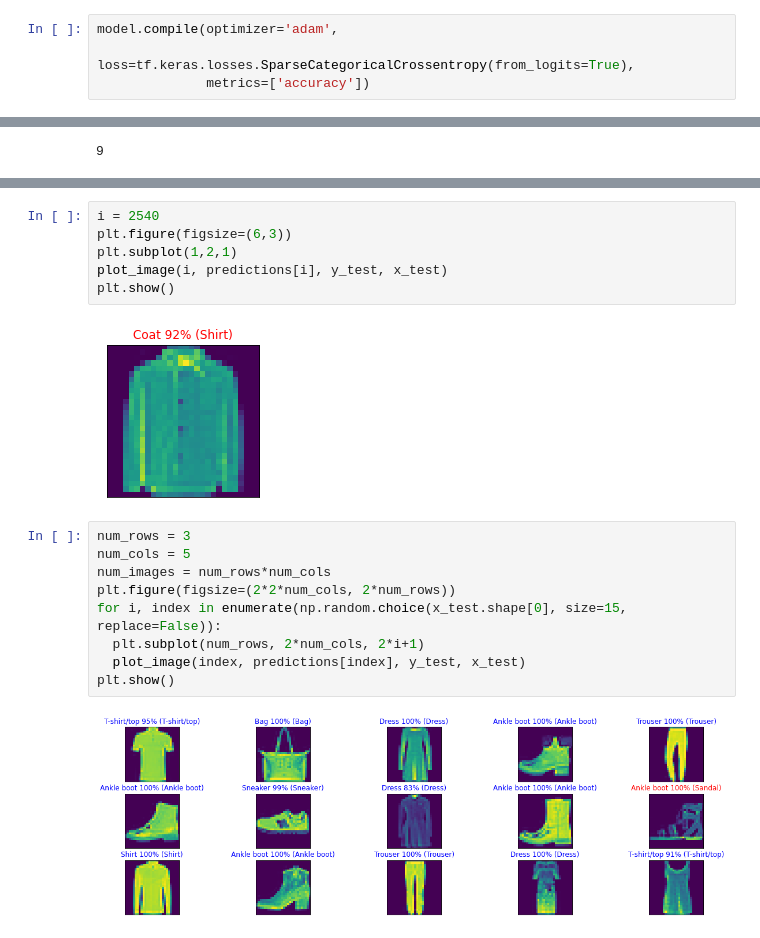
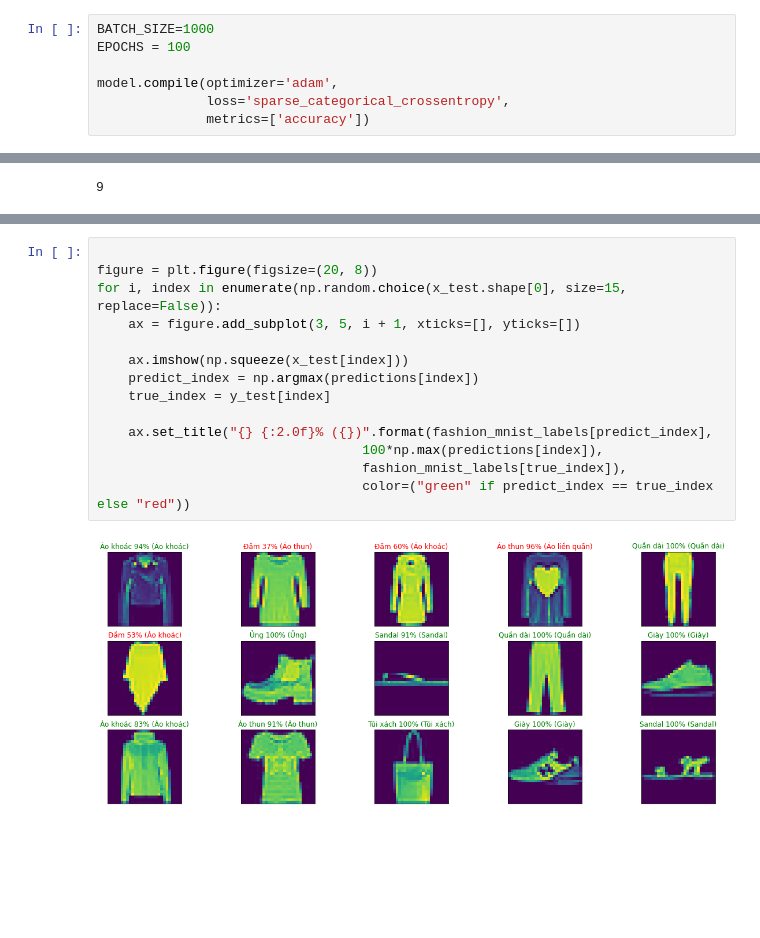
Before and after one commit to kiet0807/CS114.L21, a Jupyter notebook: NN_Clothes_Classification.ipynb, the cells around one changed output, grey strips where cells are left out. Cells and saved outputs as stored; diff of their text form; blank space fills up the shorter version.

```diff
--- a/NN_Clothes_Classification.ipynb
+++ b/NN_Clothes_Classification.ipynb
@@ -88,7 +60,10 @@ Trainable params: 101,770
 Non-trainable params: 0
 _________________________________________________________________
 # %%
+BATCH_SIZE=1000
+EPOCHS = 100
+
 model.compile(optimizer='adam',
-              loss=tf.keras.losses.SparseCategoricalCrossentropy(from_logits=True),
+              loss='sparse_categorical_crossentropy',
               metrics=['accuracy'])
 # %%
@@ -171,20 +122,17 @@ def plot_image(i, predictions_array, true_label, img):
-# %%
-i = 2540
-plt.figure(figsize=(6,3))
-plt.subplot(1,2,1)
-plot_image(i, predictions[i], y_test, x_test)
-plt.show()
-# %% [output]
-[figure, removed]
-# %%
-num_rows = 3
-num_cols = 5
-num_images = num_rows*num_cols
-plt.figure(figsize=(2*2*num_cols, 2*num_rows))
-for i, index in enumerate(np.random.choice(x_test.shape[0], size=15, replace=False)):
-  plt.subplot(num_rows, 2*num_cols, 2*i+1)
-  plot_image(index, predictions[index], y_test, x_test)
-plt.show()
-# %% [output]
-[figure, removed]
+# %%
+
+figure = plt.figure(figsize=(20, 8))
+for i, index in enumerate(np.random.choice(x_test.shape[0], size=15, replace=False)):
+    ax = figure.add_subplot(3, 5, i + 1, xticks=[], yticks=[])
+
+    ax.imshow(np.squeeze(x_test[index]))
+    predict_index = np.argmax(predictions[index])
+    true_index = y_test[index]
+
+    ax.set_title("{} {:2.0f}% ({})".format(fashion_mnist_labels[predict_index],
+                                  100*np.max(predictions[index]),
+                                  fashion_mnist_labels[true_index]),
+                                  color=("green" if predict_index == true_index else "red"))
+# %% [output]
+[figure, added]
 # %%
```
Also changed, not shown: parts of 18 cells of this notebook.
